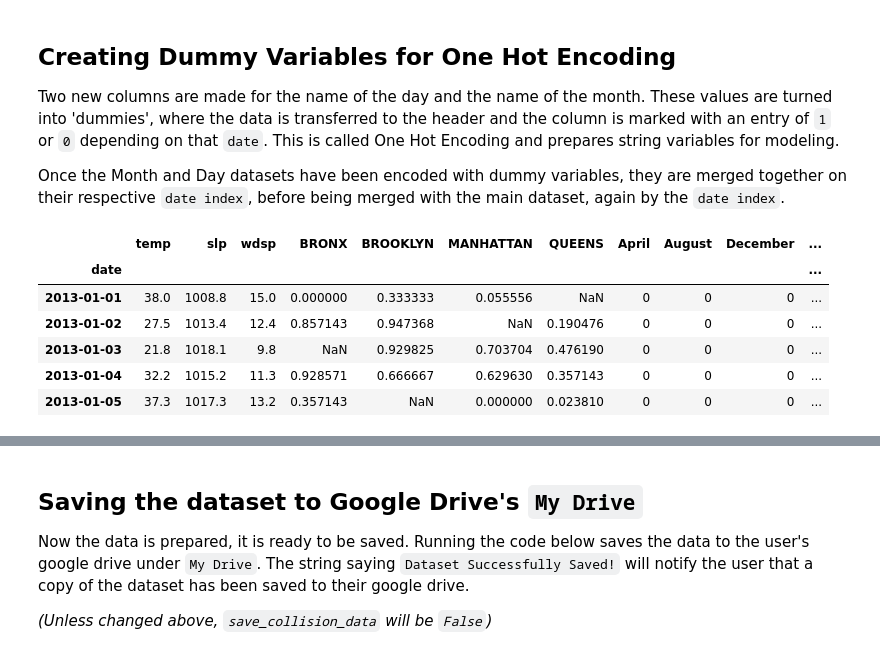
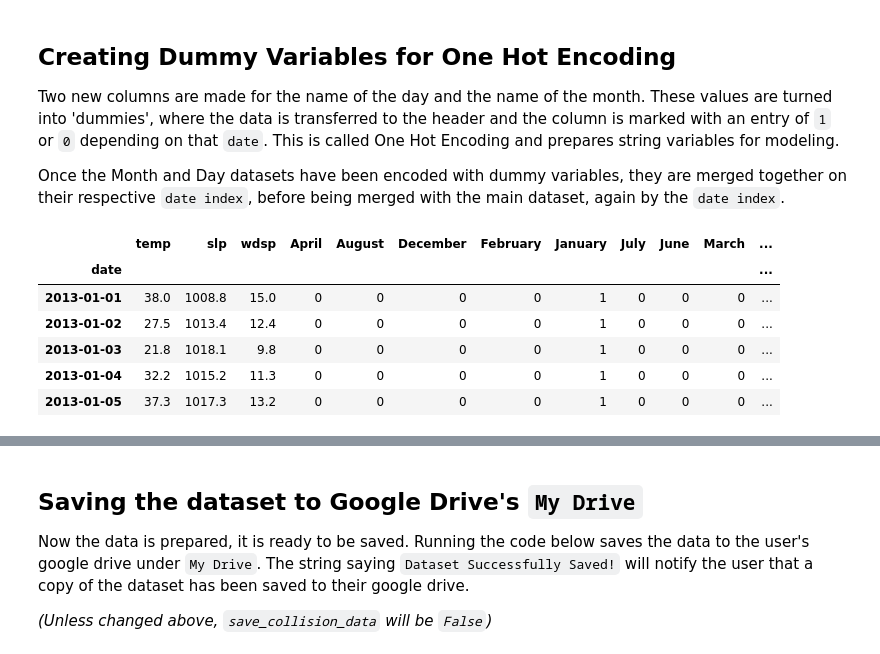
Before and after one commit to 20023167uhi/DataAnalytics, a Jupyter notebook: Python/Data Analytics on the Web/Assignment 1/DataAnalyticsOnTheWebAssignment.ipynb, the cells around one changed output, grey strips where cells are left out. Cells and saved outputs as stored; diff of their text form; code cells hidden in the pictures.

Commit message:
Assignment updates

```diff
--- a/Python/Data Analytics on the Web/Assignment 1/DataAnalyticsOnTheWebAssignment.ipynb
+++ b/Python/Data Analytics on the Web/Assignment 1/DataAnalyticsOnTheWebAssignment.ipynb
@@ -19,7 +19,7 @@ If `use_bigquery` and `find_boroughs` are set to `False` then the data will be p
 
 `drive` and `auth` are booleans set to false to load the user's Google Drive if it does not exist. This is required for saving data or using BigQuery
 # %%
-save_collision_data = True
+save_collision_data = False
 use_bigquery = False
 find_borough = False
 
@@ -103,7 +100,7 @@ if use_bigquery:
 
   else:
     # Grab the collision data with the boroughs filled in
-    url_gps_collision = 'https://raw.githubusercontent.com/20023167uhi/DataAnalytics/main/Data%20Analytics%20on%20the%20Web/Assignment%201/Data/Tom_Blackwood-Collision_data_gps_Borough_Found_for_New_York_2012-2020.csv'
+    url_gps_collision = 'https://raw.githubusercontent.com/20023167uhi/DataAnalytics/main/Python/Data%20Analytics%20on%20the%20Web/Assignment%201/Data/Tom_Blackwood-Collision_data_gps_Borough_Found_for_New_York_2012-2020.csv'
     collision_gps_df = get_csv_data(url_gps_collision)
 
   # Collision data without borough or GPS data
@@ -136,9 +133,9 @@ if use_bigquery:
     print("Dataset Successfully Saved!")
 
 else:
-  url_weather = 'https://raw.githubusercontent.com/20023167uhi/DataAnalytics/main/Data%20Analytics%20on%20the%20Web/Assignment%201/Data/Tom_Blackwood-Weather_data_for_New_York_2012-2020.csv'
-  url_collision_pt1 = 'https://raw.githubusercontent.com/20023167uhi/DataAnalytics/main/Data%20Analytics%20on%20the%20Web/Assignment%201/Data/Tom_Blackwood-Collision_data_known_for_New_York_2012-2020_pt1.csv'
-  url_collision_pt2 = 'https://raw.githubusercontent.com/20023167uhi/DataAnalytics/main/Data%20Analytics%20on%20the%20Web/Assignment%201/Data/Tom_Blackwood-Collision_data_known_for_New_York_2012-2020_pt2.csv'
+  url_weather = 'https://raw.githubusercontent.com/20023167uhi/DataAnalytics/main/Python/Data%20Analytics%20on%20the%20Web/Assignment%201/Data/Tom_Blackwood-Weather_data_for_New_York_2012-2020.csv'
+  url_collision_pt1 = 'https://raw.githubusercontent.com/20023167uhi/DataAnalytics/main/Python/Data%20Analytics%20on%20the%20Web/Assignment%201/Data/Tom_Blackwood-Collision_data_known_for_New_York_2012-2020_pt1.csv'
+  url_collision_pt2 = 'https://raw.githubusercontent.com/20023167uhi/DataAnalytics/main/Python/Data%20Analytics%20on%20the%20Web/Assignment%201/Data/Tom_Blackwood-Collision_data_known_for_New_York_2012-2020_pt2.csv'
 
   weather_df = get_csv_data(url_weather)
   collision_df_pt1 = get_csv_data(url_collision_pt1)
@@ -150,12 +147,12 @@ else:
 
   if find_borough:
     # Grab the collision data without the boroughs filled in
-    url_gps_collision = 'https://raw.githubusercontent.com/20023167uhi/DataAnalytics/main/Data%20Analytics%20on%20the%20Web/Assignment%201/Data/Tom_Blackwood-Collision_data_gps_known_for_New_York_2012-2020.csv'
+    url_gps_collision = 'https://raw.githubusercontent.com/20023167uhi/DataAnalytics/main/Python/Data%20Analytics%20on%20the%20Web/Assignment%201/Data/Tom_Blackwood-Collision_data_gps_known_for_New_York_2012-2020.csv'
     collision_gps_df = get_csv_data(url_gps_collision)
 
   else:
     # Grab the collision data with the boroughs filled in
-    url_gps_collision = 'https://raw.githubusercontent.com/20023167uhi/DataAnalytics/main/Data%20Analytics%20on%20the%20Web/Assignment%201/Data/Tom_Blackwood-Collision_data_gps_Borough_Found_for_New_York_2012-2020.csv'
+    url_gps_collision = 'https://raw.githubusercontent.com/20023167uhi/DataAnalytics/main/Python/Data%20Analytics%20on%20the%20Web/Assignment%201/Data/Tom_Blackwood-Collision_data_gps_Borough_Found_for_New_York_2012-2020.csv'
     collision_gps_df = get_csv_data(url_gps_collision)
 
   weather_df['date'] = pd.to_datetime(weather_df['date'])
@@ -1109,12 +1133,14 @@ Once the Month and Day datasets have been encoded with dummy variables, they are
 # %%
 OHE_month_day = pd.merge(pd.get_dummies(complete_df.month), pd.get_dummies(complete_df.day), left_index=True, right_index=True)
 OHE_complete_df = pd.merge(complete_df.drop(['year', 'quarter', 'mo', 'month', 'day', 'weekday_num'], axis=1), OHE_month_day, left_index=True, right_index=True)
+OHE_complete_df['collisions'] = collision_df6.sum(axis=1).div(4)
+OHE_complete_df = OHE_complete_df.drop(collision_df6.columns, axis=1)
 OHE_complete_df.head()
 # %% [output]
-|  | temp | slp | wdsp | BRONX | BROOKLYN | MANHATTAN | QUEENS | April | August | December | ... |
-| date |  |  |  |  |  |  |  |  |  |  | ... |
-| 2013-01-01 | 38.0 | 1008.8 | 15.0 | 0.000000 | 0.333333 | 0.055556 | NaN | 0 | 0 | 0 | ... |
-| 2013-01-02 | 27.5 | 1013.4 | 12.4 | 0.857143 | 0.947368 | NaN | 0.190476 | 0 | 0 | 0 | ... |
-| 2013-01-03 | 21.8 | 1018.1 | 9.8 | NaN | 0.929825 | 0.703704 | 0.476190 | 0 | 0 | 0 | ... |
-| 2013-01-04 | 32.2 | 1015.2 | 11.3 | 0.928571 | 0.666667 | 0.629630 | 0.357143 | 0 | 0 | 0 | ... |
-| 2013-01-05 | 37.3 | 1017.3 | 13.2 | 0.357143 | NaN | 0.000000 | 0.023810 | 0 | 0 | 0 | ... |
+|  | temp | slp | wdsp | April | August | December | February | January | July | June | March | ... |
+| date |  |  |  |  |  |  |  |  |  |  |  | ... |
+| 2013-01-01 | 38.0 | 1008.8 | 15.0 | 0 | 0 | 0 | 0 | 1 | 0 | 0 | 0 | ... |
+| 2013-01-02 | 27.5 | 1013.4 | 12.4 | 0 | 0 | 0 | 0 | 1 | 0 | 0 | 0 | ... |
+| 2013-01-03 | 21.8 | 1018.1 | 9.8 | 0 | 0 | 0 | 0 | 1 | 0 | 0 | 0 | ... |
+| 2013-01-04 | 32.2 | 1015.2 | 11.3 | 0 | 0 | 0 | 0 | 1 | 0 | 0 | 0 | ... |
+| 2013-01-05 | 37.3 | 1017.3 | 13.2 | 0 | 0 | 0 | 0 | 1 | 0 | 0 | 0 | ... |
```
Also changed, not shown: parts of 16 cells of this notebook, 1 other file.
